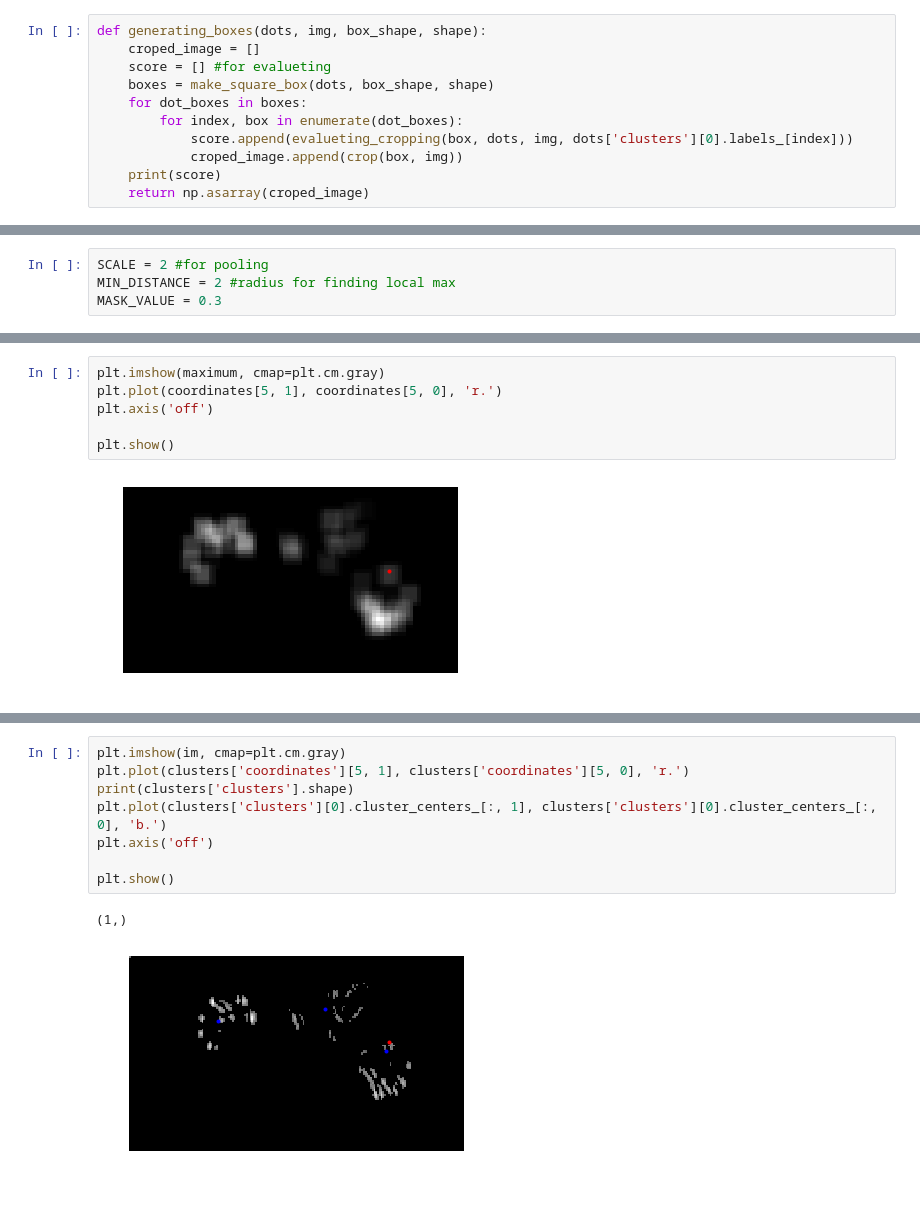
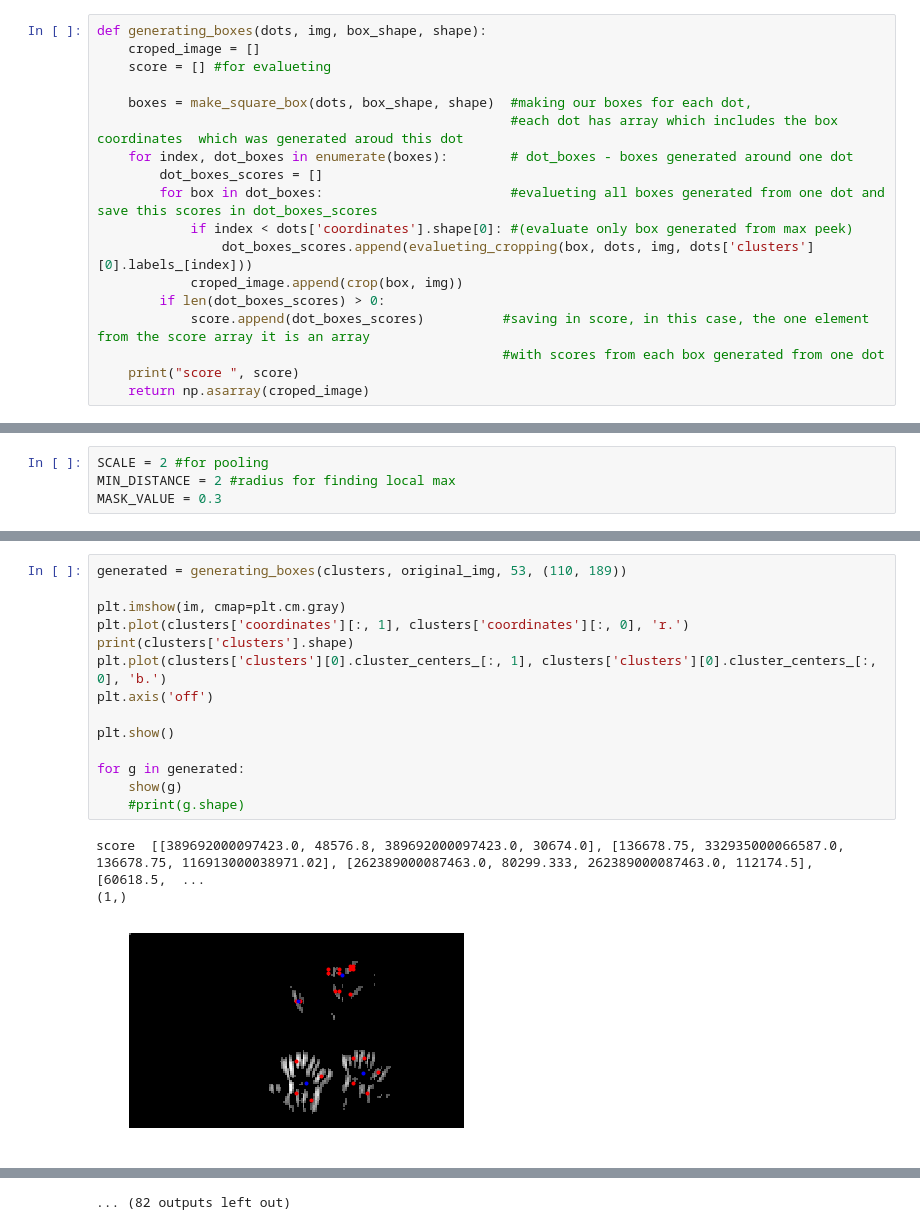
Before and after one commit to darkdefender228/Hands-Detection, a Jupyter notebook: Detection_demo.ipynb, the cells around one changed output, grey strips where cells are left out. Saved outputs shown, nothing was run; the diff lists cells and outputs as text; blank space fills up the shorter version.

```diff
--- a/Detection_demo.ipynb
+++ b/Detection_demo.ipynb
@@ -176,10 +176,17 @@ def crop(box, img):
 def generating_boxes(dots, img, box_shape, shape):
     croped_image = []
     score = [] #for evalueting
-    boxes = make_square_box(dots, box_shape, shape)
-    for dot_boxes in boxes:
-        for index, box in enumerate(dot_boxes):
-            score.append(evalueting_cropping(box, dots, img, dots['clusters'][0].labels_[index]))
+
+    boxes = make_square_box(dots, box_shape, shape)  #making our boxes for each dot,
+                                                     #each dot has array which includes the box coordinates  which was generated aroud this dot
+    for index, dot_boxes in enumerate(boxes):        # dot_boxes - boxes generated around one dot
+        dot_boxes_scores = []
+        for box in dot_boxes:                        #evalueting all boxes generated from one dot and save this scores in dot_boxes_scores
+            if index < dots['coordinates'].shape[0]: #(evaluate only box generated from max peek)
+                dot_boxes_scores.append(evalueting_cropping(box, dots, img, dots['clusters'][0].labels_[index]))
             croped_image.append(crop(box, img))
-    print(score)
+        if len(dot_boxes_scores) > 0:
+            score.append(dot_boxes_scores)          #saving in score, in this case, the one element from the score array it is an array
+                                                    #with scores from each box generated from one dot
+    print("score ", score)
     return np.asarray(croped_image)
@@ -227,8 +271,18 @@ anticipated number of clusters  3
 # %%
-plt.imshow(maximum, cmap=plt.cm.gray)
-plt.plot(coordinates[5, 1], coordinates[5, 0], 'r.')
+generated = generating_boxes(clusters, original_img, 53, (110, 189))
+
+plt.imshow(im, cmap=plt.cm.gray)
+plt.plot(clusters['coordinates'][:, 1], clusters['coordinates'][:, 0], 'r.')
+print(clusters['clusters'].shape)
+plt.plot(clusters['clusters'][0].cluster_centers_[:, 1], clusters['clusters'][0].cluster_centers_[:, 0], 'b.')
 plt.axis('off')
 
 plt.show()
+
+for g in generated:
+    show(g)
+    #print(g.shape)
 # %% [output]
+score  [[389692000097423.0, 48576.8, 389692000097423.0, 30674.0], [136678.75, 332935000066587.0, 136678.75, 116913000038971.02], [262389000087463.0, 80299.333, 262389000087463.0, 112174.5], [60618.5,  ...
+(1,)
-[figure, old version]
+[figure, new version]
@@ -235,11 +299 @@ plt.show()
+... (82 outputs left out)
-# %%
-plt.imshow(im, cmap=plt.cm.gray)
-plt.plot(clusters['coordinates'][5, 1], clusters['coordinates'][5, 0], 'r.')
-print(clusters['clusters'].shape)
-plt.plot(clusters['clusters'][0].cluster_centers_[:, 1], clusters['clusters'][0].cluster_centers_[:, 0], 'b.')
-plt.axis('off')
-
-plt.show()
-# %% [output]
-(1,)
-[figure, removed]
```
Also changed, not shown: parts of 12 cells of this notebook.
